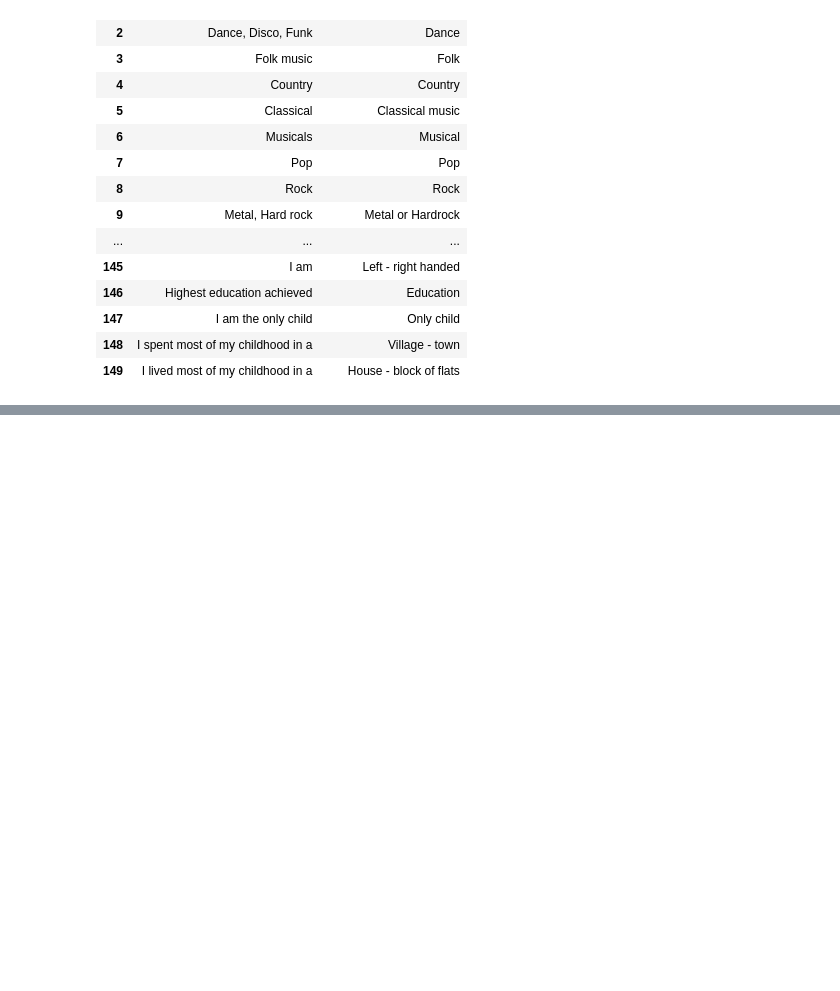
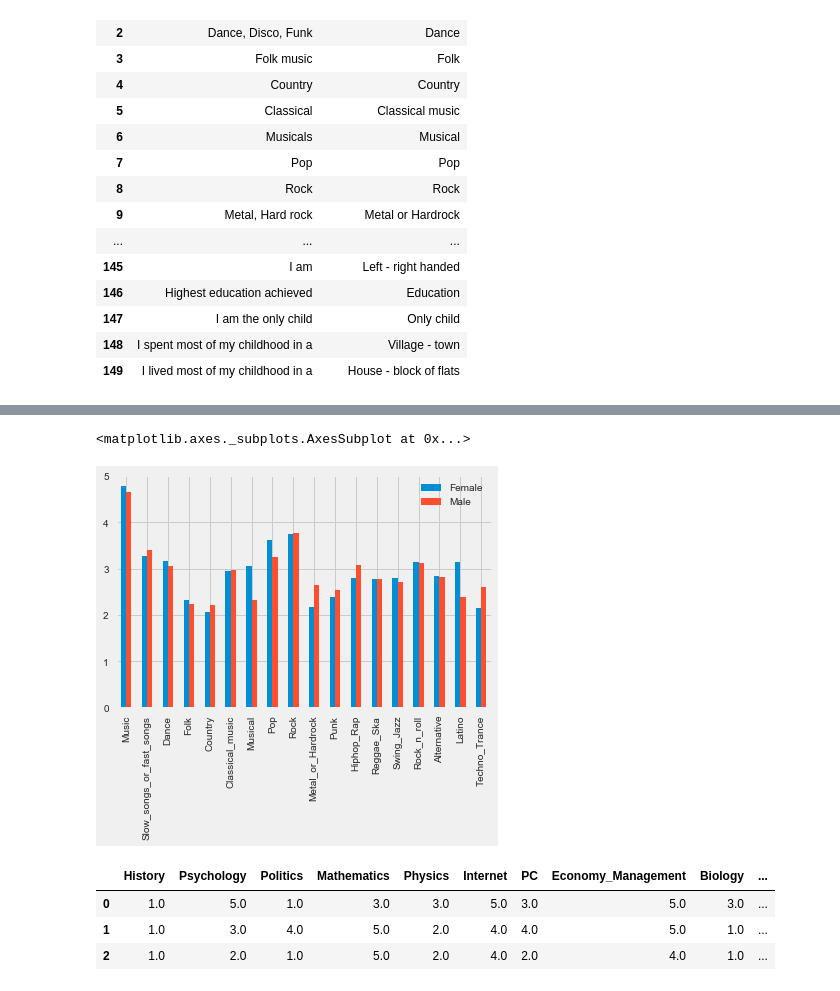
Before and after one commit to xiaoyangliu/Capstone-Avivi, a Jupyter notebook: Ryerson Capstone Project.ipynb, the cells around one changed output, grey strips where cells are left out. Cells and saved outputs as stored; diff of their text form; code cells hidden in the pictures; blank space fills up the shorter version.

```diff
--- a/Ryerson Capstone Project.ipynb
+++ b/Ryerson Capstone Project.ipynb
@@ -383,0 +239,6 @@ response['Music'].value_counts().plot.bar()
+# %%
+# fill missing values with mean column values
+df.fillna(df.mean().round(), inplace=True)
+
+# count the number of NaN values in each column
+print(df.isnull().sum())
@@ -383,0 +274,2 @@ response['Music'].value_counts().plot.bar()
+# %%
+df = df.apply(lambda x:x.fillna(x.value_counts().index[0]))
@@ -383,0 +296,9 @@ response['Music'].value_counts().plot.bar()
+# %%
+#create music and movie sub-datasets for comparing
+#mov = df.iloc[:,0:18, 144]
+#mus = df.iloc[:,19:31, 144]
+mov = df[list(df.columns[19:31]) + list(df.columns[144:])]
+mov2 = mov.iloc[:,:13]
+mus = df[list(df.columns[0:18]) + list(df.columns[144:])]
+mus2 = mus.iloc[:,:19]
+mus2.head(3)
@@ -383,0 +413,9 @@ response['Music'].value_counts().plot.bar()
+# %%
+mus_f = mus2.loc[mus2['Gender'] == 'female']
+mus_m = mus2.loc[mus2['Gender'] == 'male']
+mus_f_m = mus_f.mean()
+mus_m_m = mus_m.mean()
+mus_diff = pd.DataFrame(mus_f_m, columns=['Female'])
+mus_diff['Male'] = mus_m_m
+
+mus_diff
@@ -383,0 +440,16 @@ response['Music'].value_counts().plot.bar()
+# %%
+mus_diff.plot(kind='bar')
+# %% [output]
+<matplotlib.axes._subplots.AxesSubplot at 0x...>
+[figure, added]
+# %%
+#create interests and hobbies sub-datasets for comparing
+hob = df[list(df.columns[31:62]) + list(df.columns[144:])]
+hob2 = hob.iloc[:,:32]
+
+hob2.head(3)
+# %% [output]
+|  | History | Psychology | Politics | Mathematics | Physics | Internet | PC | Economy_Management | Biology | ... |
+| 0 | 1.0 | 5.0 | 1.0 | 3.0 | 3.0 | 5.0 | 3.0 | 5.0 | 3.0 | ... |
+| 1 | 1.0 | 3.0 | 4.0 | 5.0 | 2.0 | 4.0 | 4.0 | 5.0 | 1.0 | ... |
+| 2 | 1.0 | 2.0 | 1.0 | 5.0 | 2.0 | 4.0 | 2.0 | 4.0 | 1.0 | ... |
```
Also changed, not shown: parts of 129 cells of this notebook.
